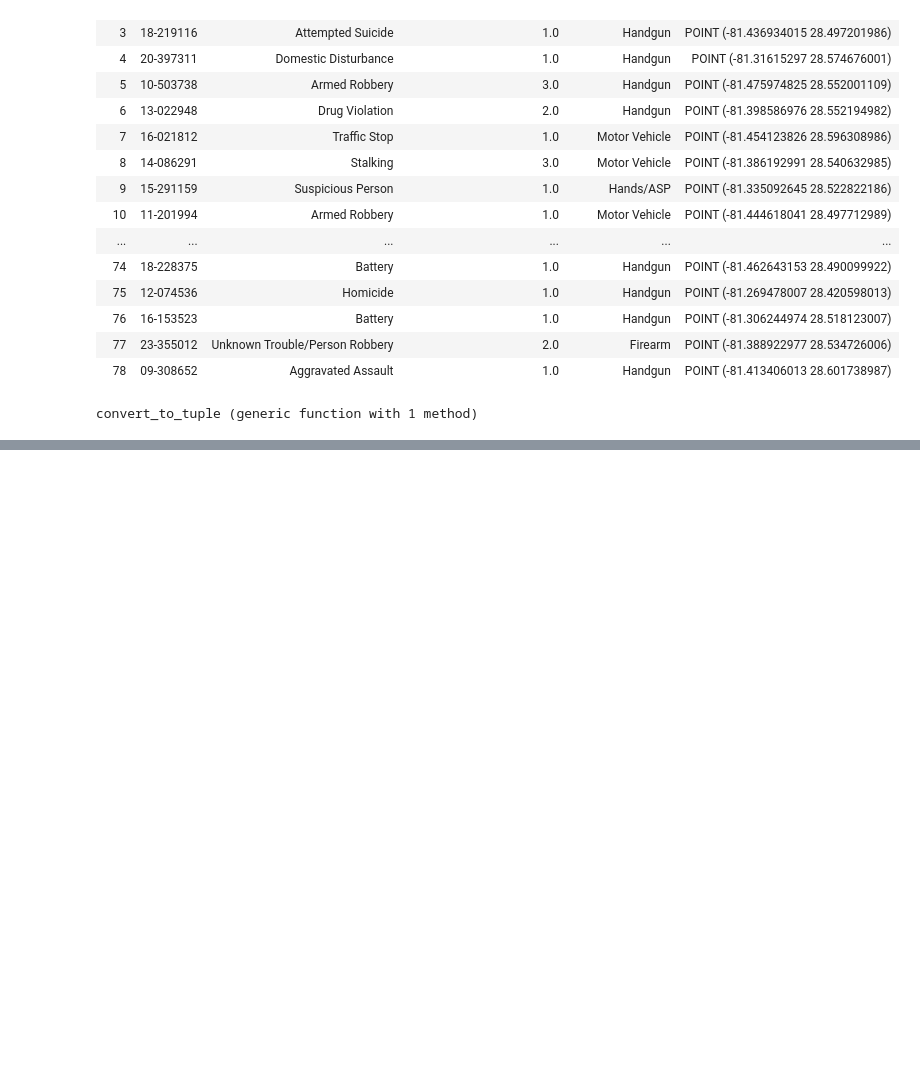
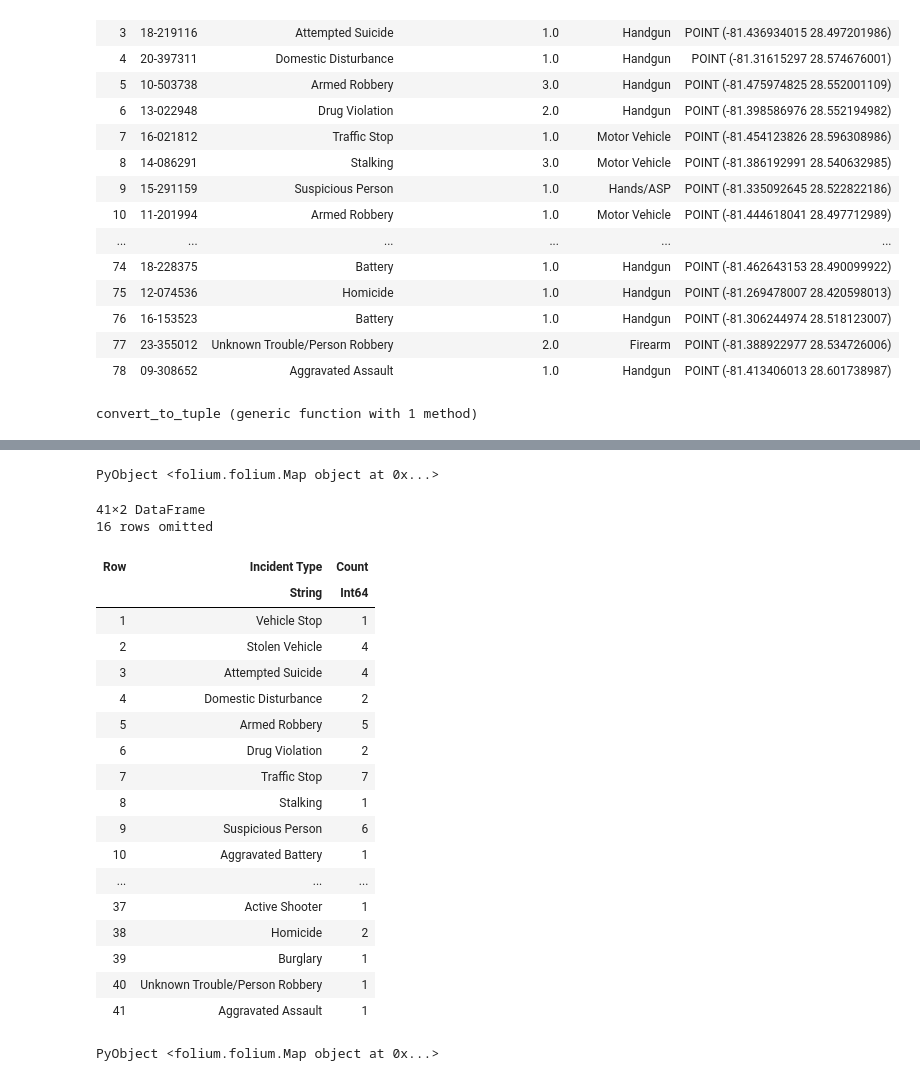
Before and after one commit to MorandR/CatchingCooks, a Jupyter notebook: CatchingCrooks.ipynb, the cells around one changed output, grey strips where cells are left out. Drawn from its saved outputs; the diff is of its cells as text; code cells hidden in the pictures; blank space fills up the shorter version.

```diff
--- a/CatchingCrooks.ipynb
+++ b/CatchingCrooks.ipynb
@@ -83,0 +165,71 @@ minmax(location[1], location[2])
+# %%
+# Initialize a map centered at an example location (adjust as needed)
+m = foli.Map(location=[28.601, -81.429], zoom_start=12)
+
+# Add markers for each point in the dataset with additional information
+for i in 1:length(point)
+    incident_type = data[i, "Incident Type"]  # Replace with the actual column name for incident type
+    weapon = data[i, "Suspect's Weapon"]     # Replace with the actual column name for weapon
+    case_number = data[i, "Case #"]          # Replace with the actual column name for case number
+
+    popup_text = """
+    <b>Incident Type:</b> $incident_type<br>
+    <b>Suspect's Weapon:</b> $weapon<br>
+    <b>Case #:</b> $case_number<br>
+    <b>Coordinates:</b> $(point[i].lat), $(point[i].lon)
+    """
+
+    foli.Marker(
+        location=[point[i].lat, point[i].lon],  # Access latitude and longitude
+        tooltip="Crime Location",
+        popup=popup_text
+    ).add_to(m)
+end
+
+# Display the map
+m
+# %% [output]
+PyObject <folium.folium.Map object at 0x...>
+# %%
+freq_by_type = combine(groupby(data, "Incident Type"), nrow => "Count")
+# %% [output]
+41×2 DataFrame
+16 rows omitted
+| Row | Incident Type | Count |
+|  | String | Int64 |
+| 1 | Vehicle Stop | 1 |
+| 2 | Stolen Vehicle | 4 |
+| 3 | Attempted Suicide | 4 |
+| 4 | Domestic Disturbance | 2 |
+| 5 | Armed Robbery | 5 |
+| 6 | Drug Violation | 2 |
+| 7 | Traffic Stop | 7 |
+| 8 | Stalking | 1 |
+| 9 | Suspicious Person | 6 |
+| 10 | Aggravated Battery | 1 |
+| ... | ... | ... |
+| 37 | Active Shooter | 1 |
+| 38 | Homicide | 2 |
+| 39 | Burglary | 1 |
+| 40 | Unknown Trouble/Person Robbery | 1 |
+| 41 | Aggravated Assault | 1 |
+# %%
+# Define categories and their colors/icons
+categories = Dict(
+    "Shots" => ("red", "cloud"),
+    "Suspicious Person" => ("blue", "user"),
+    "Vehicles" => ("green", "car"),
+    "Assault" => ("orange", "warning")
+)
+
+function categorize_incident(incident_type::String)
+    for category in keys(categories)
+        if occursin(category, incident_type)
+            return categories[category]
+        end
+    end
+    return ("gray", "info-sign")
+end
+m
+# %% [output]
+PyObject <folium.folium.Map object at 0x...>
```
Also changed, not shown: parts of 13 cells of this notebook, 1 other file.
